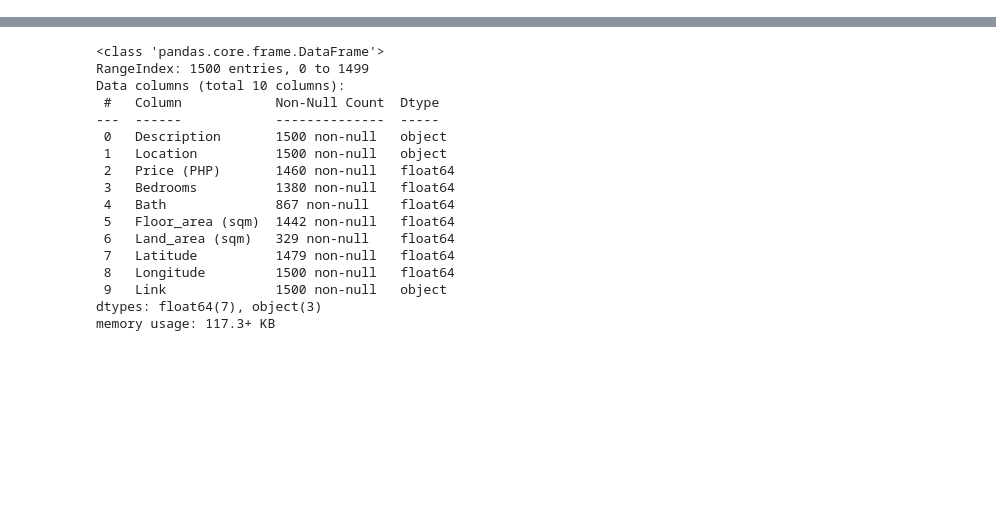
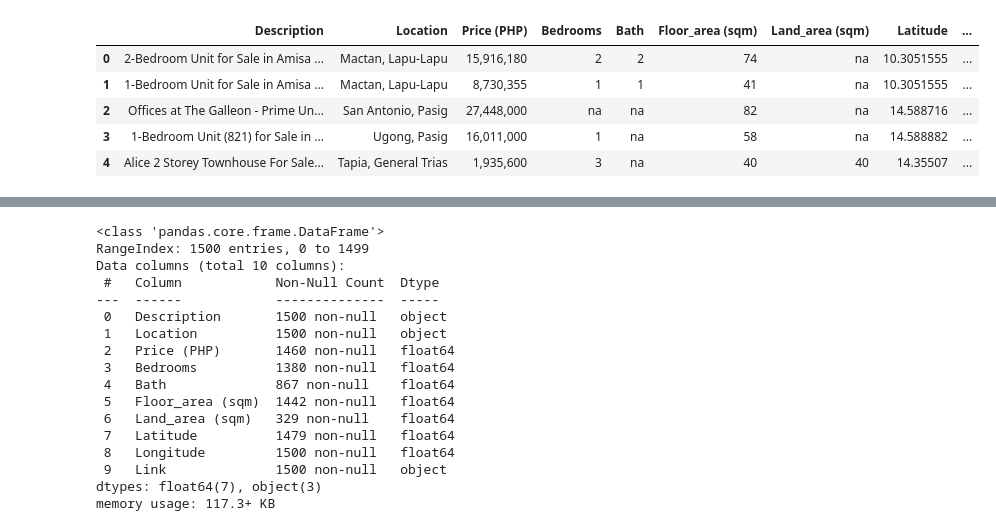
Before and after one commit to mhicoayala/ds-housing-prediction, a Jupyter notebook: app/main.ipynb, the cells around one changed output, grey strips where cells are left out. Saved outputs shown, nothing was run; the diff lists cells and outputs as text; code cells hidden in the pictures; blank space fills up the shorter version.

```diff
--- a/app/main.ipynb
+++ b/app/main.ipynb
@@ -4,3 +4,12 @@ import seaborn as sns
 import matplotlib.pyplot as plt
 # %%
 df = pd.read_csv("../datasets/PH_houses_v2.csv")
+
+df.head()
+# %% [output]
+|  | Description | Location | Price (PHP) | Bedrooms | Bath | Floor_area (sqm) | Land_area (sqm) | Latitude | ... |
+| 0 | 2-Bedroom Unit for Sale in Amisa ... | Mactan, Lapu-Lapu | 15,916,180 | 2 | 2 | 74 | na | 10.3051555 | ... |
+| 1 | 1-Bedroom Unit for Sale in Amisa ... | Mactan, Lapu-Lapu | 8,730,355 | 1 | 1 | 41 | na | 10.3051555 | ... |
+| 2 | Offices at The Galleon - Prime Un... | San Antonio, Pasig | 27,448,000 | na | na | 82 | na | 14.588716 | ... |
+| 3 | 1-Bedroom Unit (821) for Sale in ... | Ugong, Pasig | 16,011,000 | 1 | na | 58 | na | 14.588882 | ... |
+| 4 | Alice 2 Storey Townhouse For Sale... | Tapia, General Trias | 1,935,600 | 3 | na | 40 | 40 | 14.35507 | ... |
```
Also changed, not shown: parts of 11 cells of this notebook, 1 other file.
